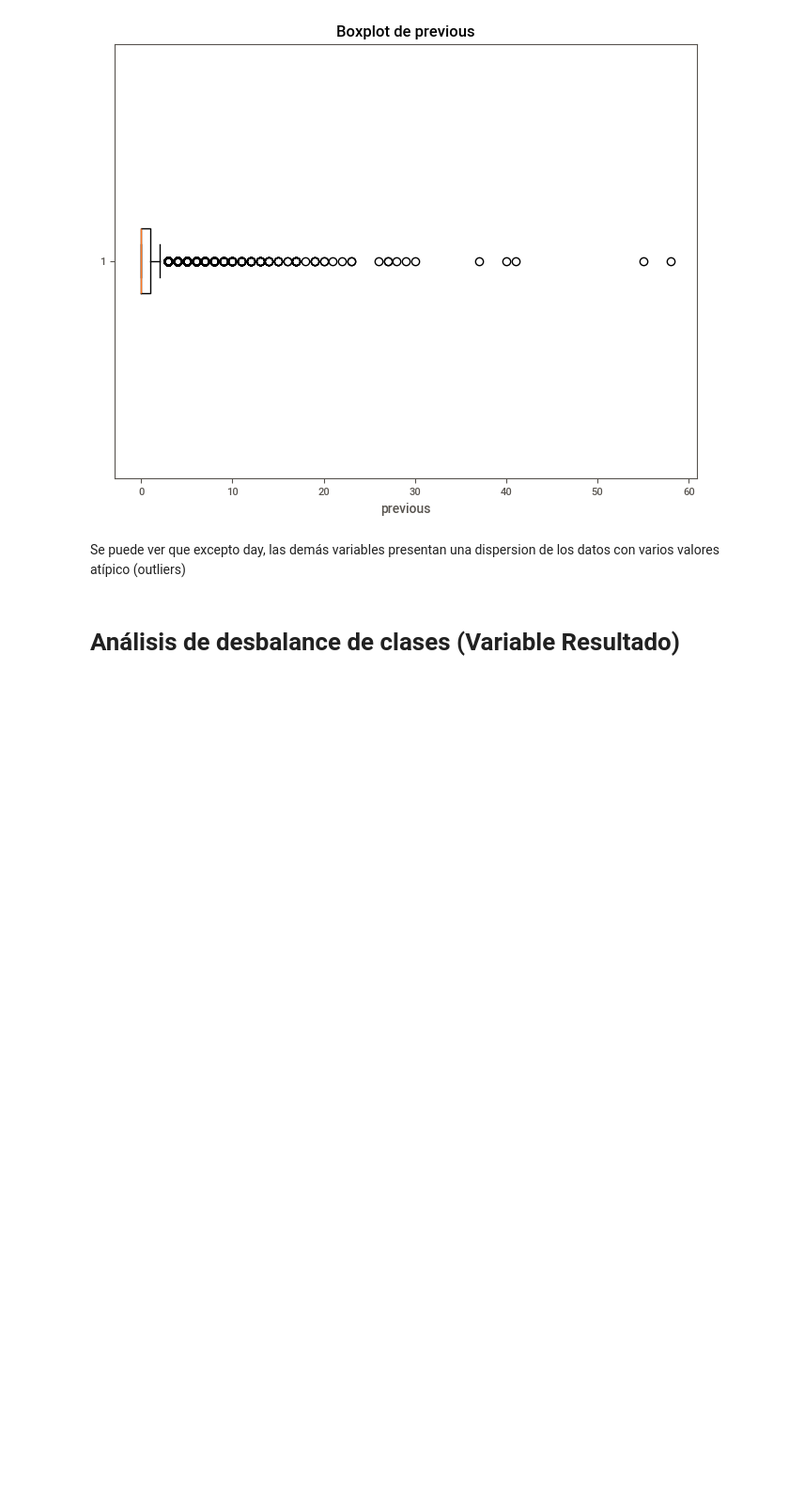
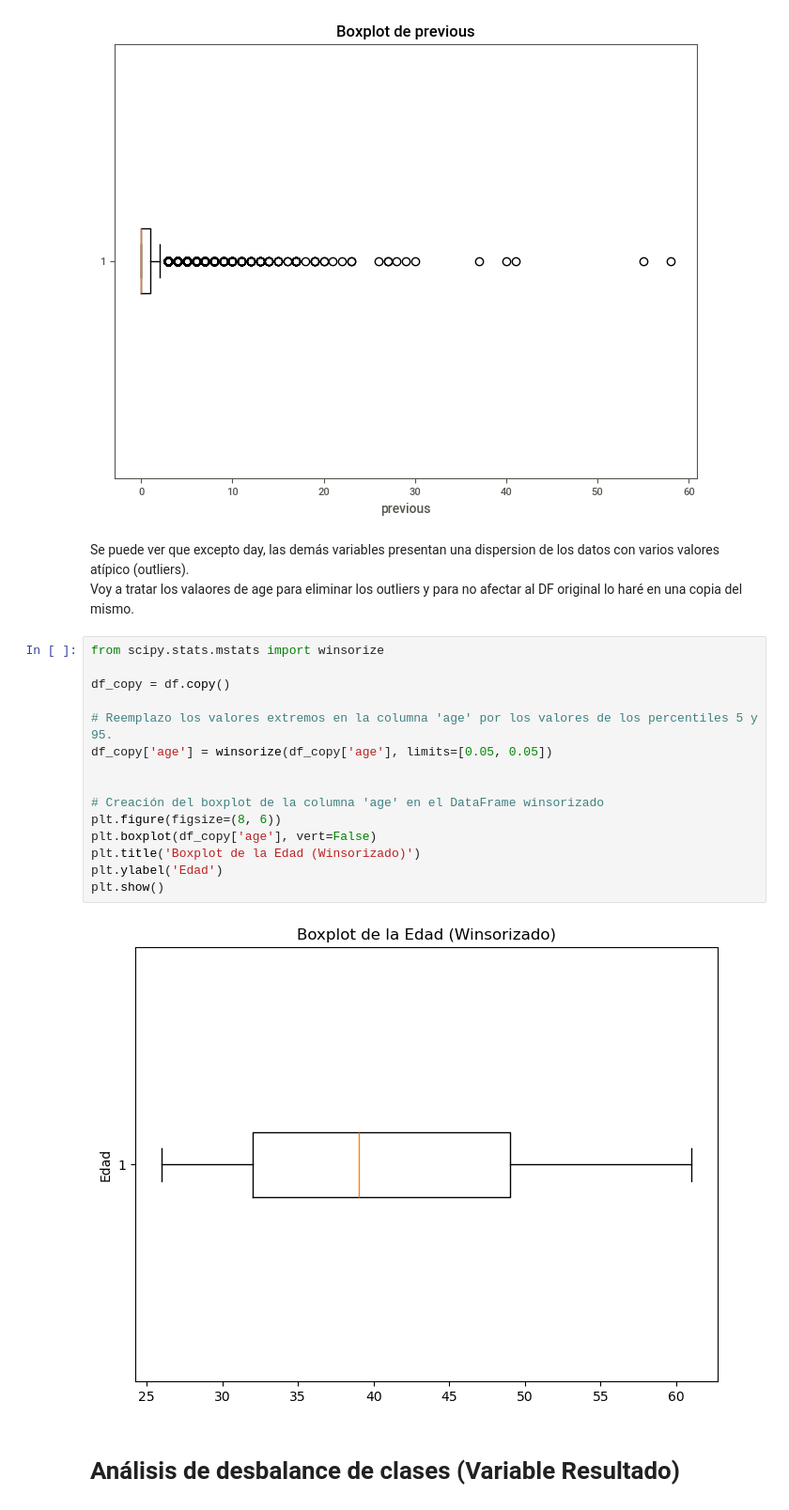
Before and after one commit to JaviDoria/Upskilling-Machine-Learning, a Jupyter notebook: Sprint 5.ipynb, the cells around one changed output. Shown at 94% size. Drawn from its saved outputs; the diff is of its cells as text; blank space fills up the shorter version.

```diff
--- a/Sprint 5.ipynb
+++ b/Sprint 5.ipynb
@@ -347,7 +347,25 @@ Outliers detectados en 'previous':
 [1258 rows x 17 columns]
 [figure]
 # %% [markdown]
-Se puede ver que excepto day, las demás variables presentan una dispersion de los datos con varios valores atípico (outliers)
+Se puede ver que excepto day, las demás variables presentan una dispersion de los datos con varios valores atípico (outliers).
+Voy a tratar los valaores de age para eliminar los outliers y para no afectar al DF original lo haré en una copia del mismo.
+# %%
+from scipy.stats.mstats import winsorize
+
+df_copy = df.copy()
+
+# Reemplazo los valores extremos en la columna 'age' por los valores de los percentiles 5 y 95.
+df_copy['age'] = winsorize(df_copy['age'], limits=[0.05, 0.05])
+
+
+# Creación del boxplot de la columna 'age' en el DataFrame winsorizado
+plt.figure(figsize=(8, 6))
+plt.boxplot(df_copy['age'], vert=False)
+plt.title('Boxplot de la Edad (Winsorizado)')
+plt.ylabel('Edad')
+plt.show()
+# %% [output]
+[figure, added]
 # %% [markdown]
 # Análisis de desbalance de clases (Variable Resultado)
 # %%
```
Also changed, not shown: parts of 1 cell of this notebook.
